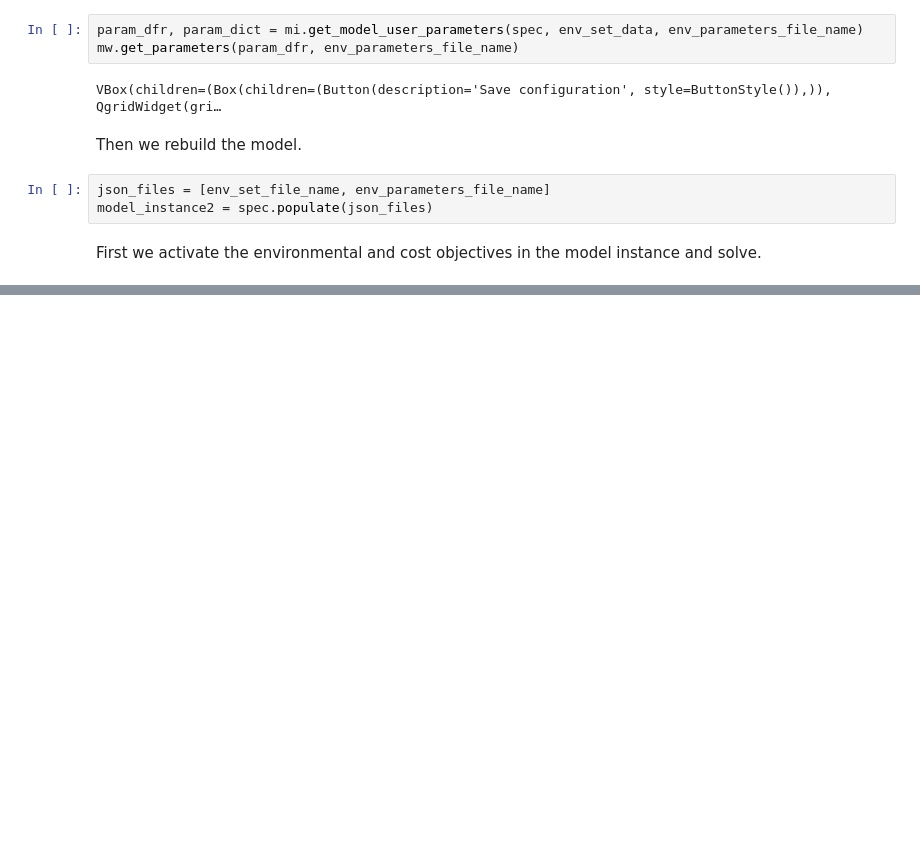
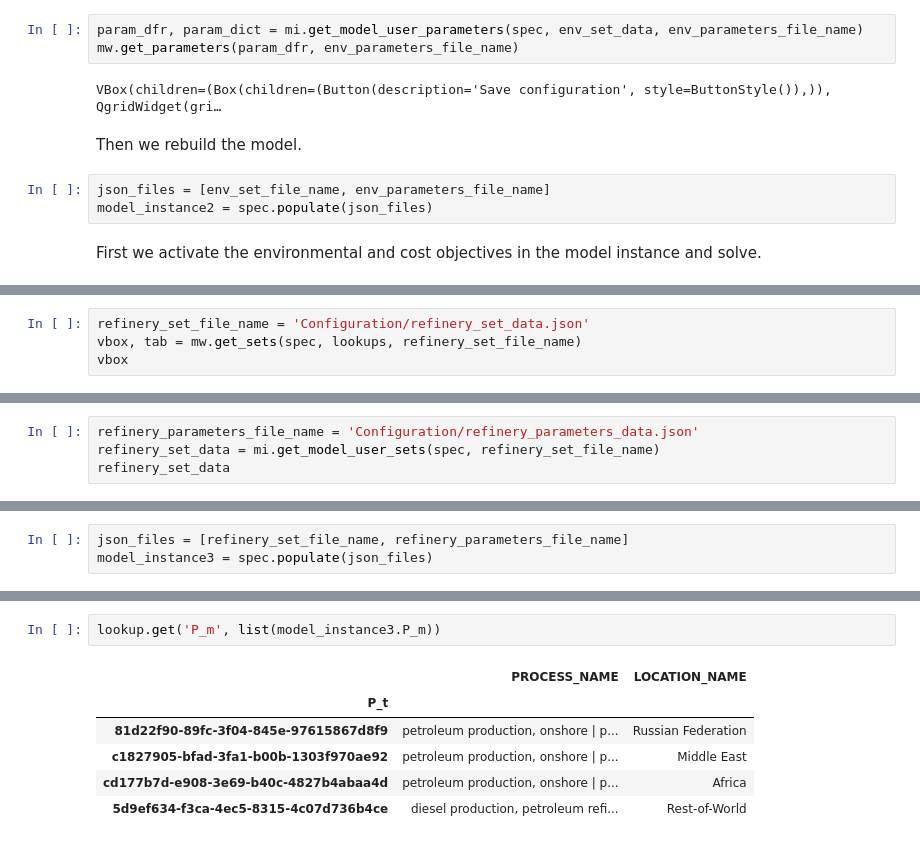
Before and after one commit to MGuo-Lab/LCA, a Jupyter notebook: notebooks/Toy_Problem_F1_Oil_Production.ipynb, the cells around one changed output, grey strips where cells are left out. Saved outputs shown, nothing was run; the diff lists cells and outputs as text; blank space fills up the shorter version.

```diff
--- a/notebooks/Toy_Problem_F1_Oil_Production.ipynb
+++ b/notebooks/Toy_Problem_F1_Oil_Production.ipynb
@@ -335,0 +349,4 @@ print(value(model_instance2.obj['bf42d8f0-23fc-32f3-b159-f79bfccfec28']))
+# %%
+refinery_set_file_name = 'Configuration/refinery_set_data.json'
+vbox, tab = mw.get_sets(spec, lookups, refinery_set_file_name)
+vbox
@@ -335,0 +355,4 @@ print(value(model_instance2.obj['bf42d8f0-23fc-32f3-b159-f79bfccfec28']))
+# %%
+refinery_parameters_file_name = 'Configuration/refinery_parameters_data.json'
+refinery_set_data = mi.get_model_user_sets(spec, refinery_set_file_name)
+refinery_set_data
@@ -335,0 +385,3 @@ print(value(model_instance2.obj['bf42d8f0-23fc-32f3-b159-f79bfccfec28']))
+# %%
+json_files = [refinery_set_file_name, refinery_parameters_file_name]
+model_instance3 = spec.populate(json_files)
@@ -335,0 +459,9 @@ print(value(model_instance2.obj['bf42d8f0-23fc-32f3-b159-f79bfccfec28']))
+# %%
+lookup.get('P_m', list(model_instance3.P_m))
+# %% [output]
+|  | PROCESS_NAME | LOCATION_NAME |
+| P_t |  |  |
+| 81d22f90-89fc-3f04-845e-97615867d8f9 | petroleum production, onshore | p... | Russian Federation |
+| c1827905-bfad-3fa1-b00b-1303f970ae92 | petroleum production, onshore | p... | Middle East |
+| cd177b7d-e908-3e69-b40c-4827b4abaa4d | petroleum production, onshore | p... | Africa |
+| 5d9ef634-f3ca-4ec5-8315-4c07d736b4ce | diesel production, petroleum refi... | Rest-of-World |
```
Also changed, not shown: parts of 43 cells of this notebook, 11 other files.
